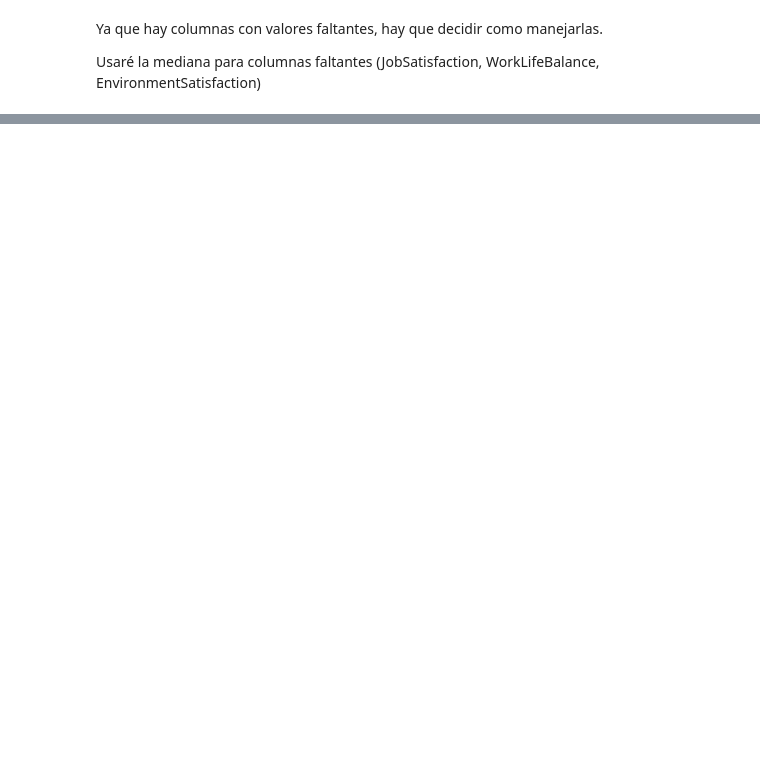
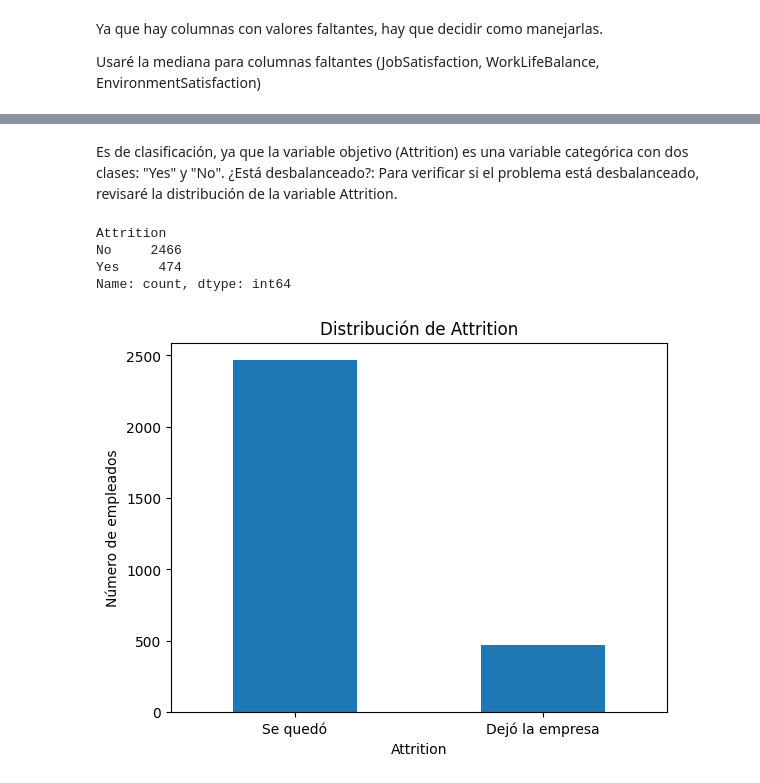
Before and after one commit to arutrosotillo/Aprendizaje-Autom-tico, a Jupyter notebook: eda_notebook.ipynb, the cells around one changed output, grey strips where cells are left out. Drawn from its saved outputs; the diff is of its cells as text; code cells hidden in the pictures; blank space fills up the shorter version.

```diff
--- a/eda_notebook.ipynb
+++ b/eda_notebook.ipynb
@@ -9,8 +9,8 @@ Arturo Sotillo Barraca - 100484973
 import pandas as pd
 # %%
 # Cargar los archivos
-available_data = pd.read_csv('Data/attrition_availabledata_00.csv')
-competition_data = pd.read_csv('Data/attrition_competition_00.csv')
+available_data = pd.read_csv('Data/attrition_availabledata_10.csv')
+competition_data = pd.read_csv('Data/attrition_competition_10.csv')
 # %% [markdown]
 El primer paso es cargar los datos y obtener un resumen general del dataset, que me permitirá entender cuántas filas y columnas tiene, qué tipos de variables contiene, y si hay valores nulos.
 # %%
@@ -59,0 +144,15 @@ Lo siguiente es clasificar las variables en tres categorías: Categóricas, ordi
+# %%
+# Revisar cuántos valores únicos tiene cada columna categórica
+cardinality = available_data[categorical_columns].nunique()
+print("Cardinalidad de las variables categóricas:")
+print(cardinality)
+
+# Verificar si alguna columna tiene un solo valor único
+constant_columns = [col for col in available_data.columns if available_data[col].nunique() == 1]
+print(f"Columnas constantes o de ID: {constant_columns}")
+
+# Eliminar columnas constantes o de ID
+available_data.drop(constant_columns, axis=1, inplace=True)
+
+# Employee ID no es una variable de interés, por lo que se elimina
+available_data.drop(['EmployeeID'], axis=1, inplace=True)
@@ -59,0 +169,22 @@ Lo siguiente es clasificar las variables en tres categorías: Categóricas, ordi
+# %% [markdown]
+Es de clasificación, ya que la variable objetivo (Attrition) es una variable categórica con dos clases: "Yes" y "No".
+¿Está desbalanceado?: Para verificar si el problema está desbalanceado, revisaré la distribución de la variable Attrition.
+# %%
+#%pip install matplotlib
+import matplotlib.pyplot as plt
+
+# Ver distribución de la variable 'Attrition'
+print(available_data['Attrition'].value_counts())
+
+# Visualizar la distribución de 'Attrition'
+available_data['Attrition'].value_counts().plot(kind='bar')
+plt.title('Distribución de Attrition')
+plt.ylabel('Número de empleados')
+plt.xticks(ticks=[0, 1], labels=['Se quedó', 'Dejó la empresa'], rotation=0)
+plt.show()
+# %% [output]
+Attrition
+No     2466
+Yes     474
+Name: count, dtype: int64
+[figure, added]
```
Also changed, not shown: parts of 9 cells of this notebook, 3 other files.
